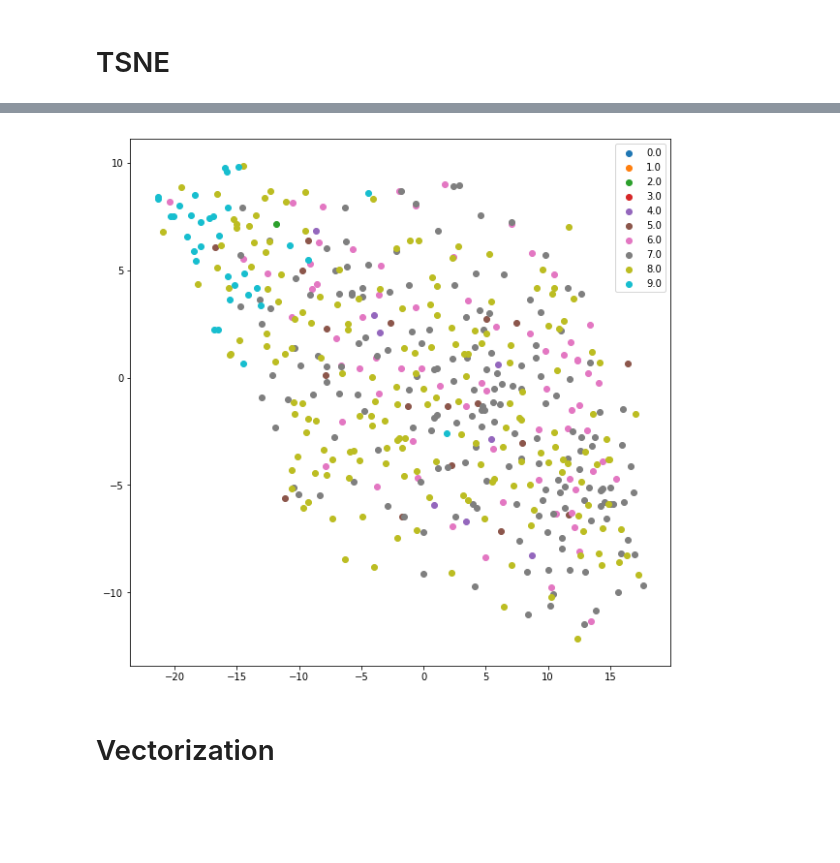
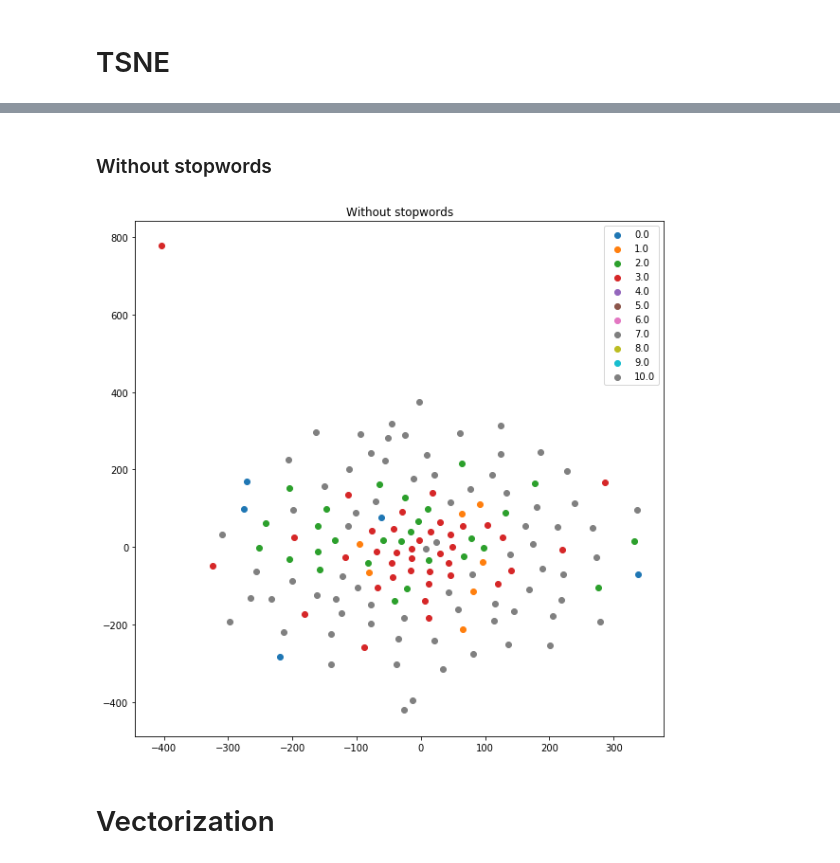
Before and after one commit to joaorobson/pitchfork_reviews_classification, a Jupyter notebook: pitchfork.ipynb, the cells around one changed output, grey strips where cells are left out. Saved outputs shown, nothing was run; the diff lists cells and outputs as text; code cells hidden in the pictures; blank space fills up the shorter version.

Commit message:
Add tsne for data with stopwords

```diff
--- a/pitchfork.ipynb
+++ b/pitchfork.ipynb
@@ -219,0 +224,32 @@ plt.show()
+# %%
+%matplotlib inline
+
+import pandas as pd
+from sklearn.manifold import TSNE
+from matplotlib import pyplot as plt
+import numpy as np
+from sklearn.feature_extraction.text import CountVectorizer
+
+vector = CountVectorizer().fit(df[df['score'].isin([0,1,2,3,10])].cleaned_content_with_sw[:1000])
+X = vector.transform(df[df['score'].isin([0,1,2,3,10])].cleaned_content_with_sw[:1000])
+
+y = df[df['score'].isin([0,1,2,3,10])]['score'].apply(np.around).head(1000)
+y = y.values
+
+tsne = TSNE(n_components=2, random_state=0)
+
+X_2d = tsne.fit_transform(X.toarray())
+target_ids = range(len((df.score.apply(np.around).unique())))
+
+a = [i for i in df.score.apply(np.around).unique()]
+a.sort()
+a = list(map(str, a))
+
+colors = 'C0', 'C1', 'C2', 'C3', 'C4', 'C5', 'C6', 'C7', 'C8', 'C9', 'gray'
+
+plt.figure(figsize=(10, 10))
+for i, c, label in zip(target_ids, colors, tuple(a)):
+    plt.scatter(X_2d[y == i, 0], X_2d[y == i, 1], c=c, label=label)
+plt.title('With stopwords')
+plt.legend()
+plt.show()
@@ -220,36 +258,37 @@ plt.show()
+# %% [markdown]
+### Without stopwords
 # %%
-
 %matplotlib inline
 
 import pandas as pd
 from sklearn.manifold import TSNE
 from matplotlib import pyplot as plt
 import numpy as np
 from sklearn.feature_extraction.text import CountVectorizer
 
+vector = CountVectorizer().fit(df[df['score'].isin([0,1,2,3,10])].cleaned_content[:500])
+X = vector.transform(df[df['score'].isin([0,1,2,3, 10])].cleaned_content[:500])
 
-vector = CountVectorizer().fit(df.cleaned_content[:500])
-X = vector.transform(df.cleaned_content[:500])
-
-y = df['score'].apply(np.around).head(500)
+y = df[df['score'].isin([0,1,2,3, 10])]['score'].apply(np.around).head(500)
 y = y.values
 
-tsne = TSNE(n_components=2, random_state=0)
+tsne = TSNE(n_components=2, random_state=42)
 
 X_2d = tsne.fit_transform(X.toarray())
 target_ids = range(len((df.score.apply(np.around).unique())))
 a = [i for i in df.score.apply(np.around).unique()]
 a.sort()
 a = list(map(str, a))
-colors = 'C0', 'C1', 'C2', 'C3', 'C4', 'C5', 'C6', 'C7', 'C8', 'C9'
+colors = 'C0', 'C1', 'C2', 'C3', 'C4', 'C5', 'C6', 'C7', 'C8', 'C9', 'gray'
 
 plt.figure(figsize=(10, 10))
 for i, c, label in zip(target_ids, colors, tuple(a)):
     plt.scatter(X_2d[y == i, 0], X_2d[y == i, 1], c=c, label=label)
+plt.title('Without stopwords')
 plt.legend()
 plt.show()
 # %% [output]
-[figure, old version]
+[figure, new version]
 # %% [markdown]
 # Vectorization
 # %%
```
Also changed, not shown: parts of 10 cells of this notebook.
